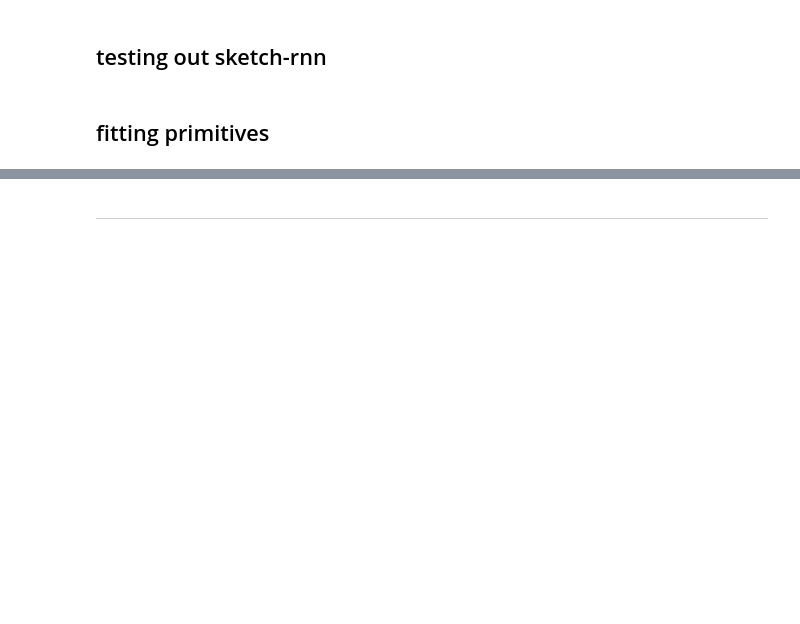
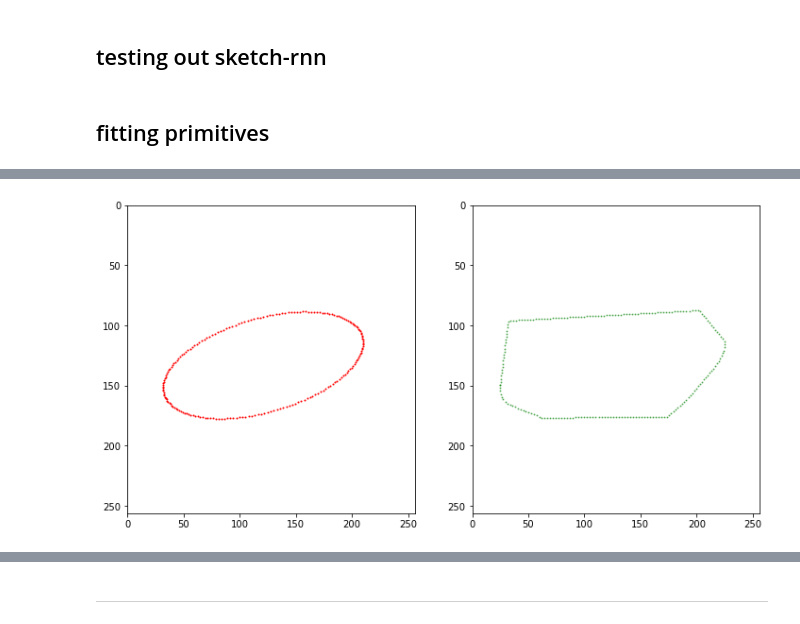
Before and after one commit to ErinZhang1998/sketch_collection, a Jupyter notebook: 07_01_analysis.ipynb, the cells around one changed output, grey strips where cells are left out. Cells and saved outputs as stored; diff of their text form; code cells hidden in the pictures; blank space fills up the shorter version.

Commit message:
working on training code

```diff
--- a/07_01_analysis.ipynb
+++ b/07_01_analysis.ipynb
@@ -145,0 +165,11 @@ TEMPLATE_DICT = {
+# %%
+templates = {}
+template_dict_processed = {}
+for i,(k,v) in enumerate(TEMPLATE_DICT.items()):
+    arr = v(b_spline_num_sampled_points)
+    template_dict_processed[k] = arr
+    templates[i] = (k,arr)
+# %%
+import primitive_selector as ps
+reload(ps)
+all_data = ps.prepare_data(dfo, templates, num_sampled_points = 200, use_projective = False)
@@ -145,0 +195,3 @@ TEMPLATE_DICT = {
+# %%
+df = pd.DataFrame.from_dict(all_data, orient='index')
+df
@@ -146,2 +225,23 @@ TEMPLATE_DICT = {
+# %%
+def plot_prepared_data(info, num_sampled_points = 200):
+    if info['category'] == 'face':
+        drawing_raw = CONST.face_json['train_data'][info['image_idx']]
+        part_indices = list(CONST.face_parts_idx_dict_doodler.keys())
+    else:
+        drawing_raw = CONST.angel_json['train_data'][info['image_idx']]
+        part_indices = list(CONST.angel_parts_idx_dict_doodler.keys())
+
+    parts = rd.process_quickdraw_to_part_convex_hull(
+        drawing_raw,
+        part_indices,
+        b_spline_num_sampled_points=num_sampled_points,
+    )
+    data = parts[info['part']]
+    template = templates[info['primitive_type']][1]
+    rd.plot_transformed_data(template, data, np.asarray(info['M']).astype(float).reshape(3,3), w=256, h=256, use_projective=False)
+# %%
+plot_prepared_data(df.iloc[11147])
+# %% [output]
+[figure, added]
 # %%
 drawing_arr = CONST.face_json['train_data']
```
Also changed, not shown: parts of 16 cells of this notebook, 2 other files.
